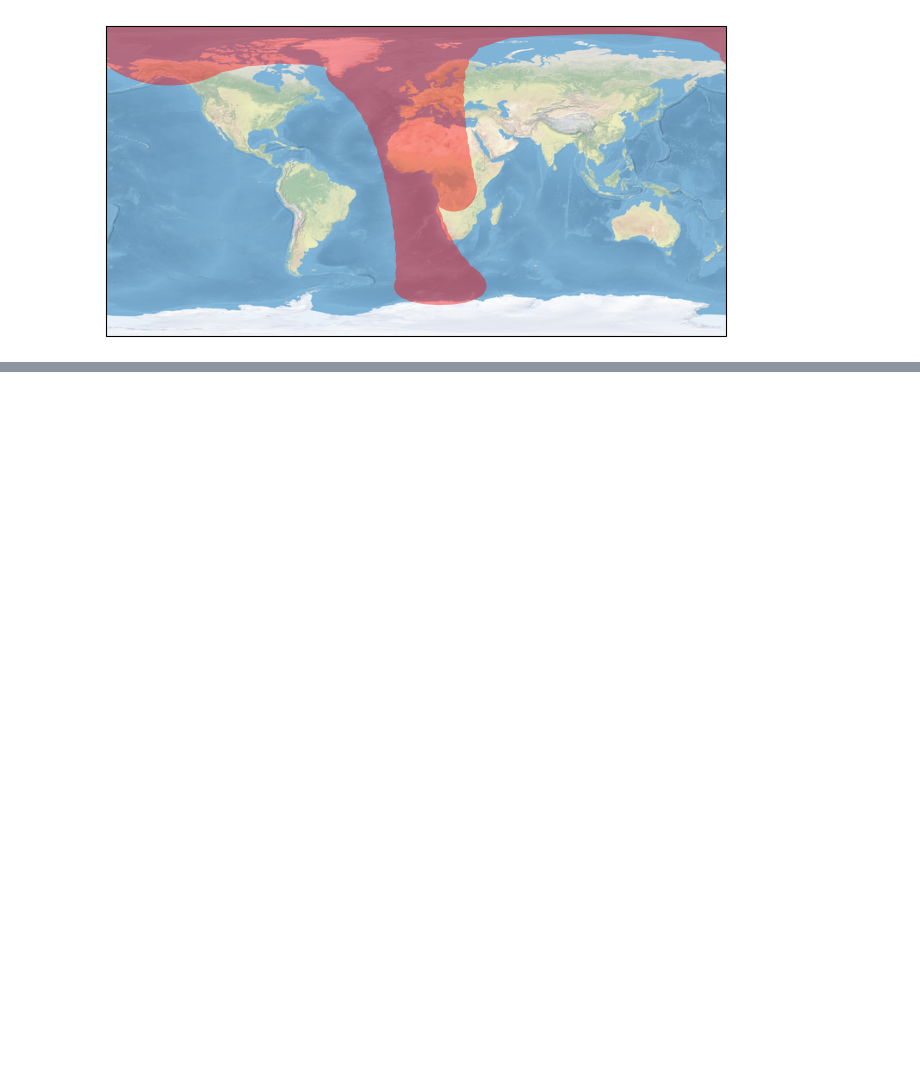
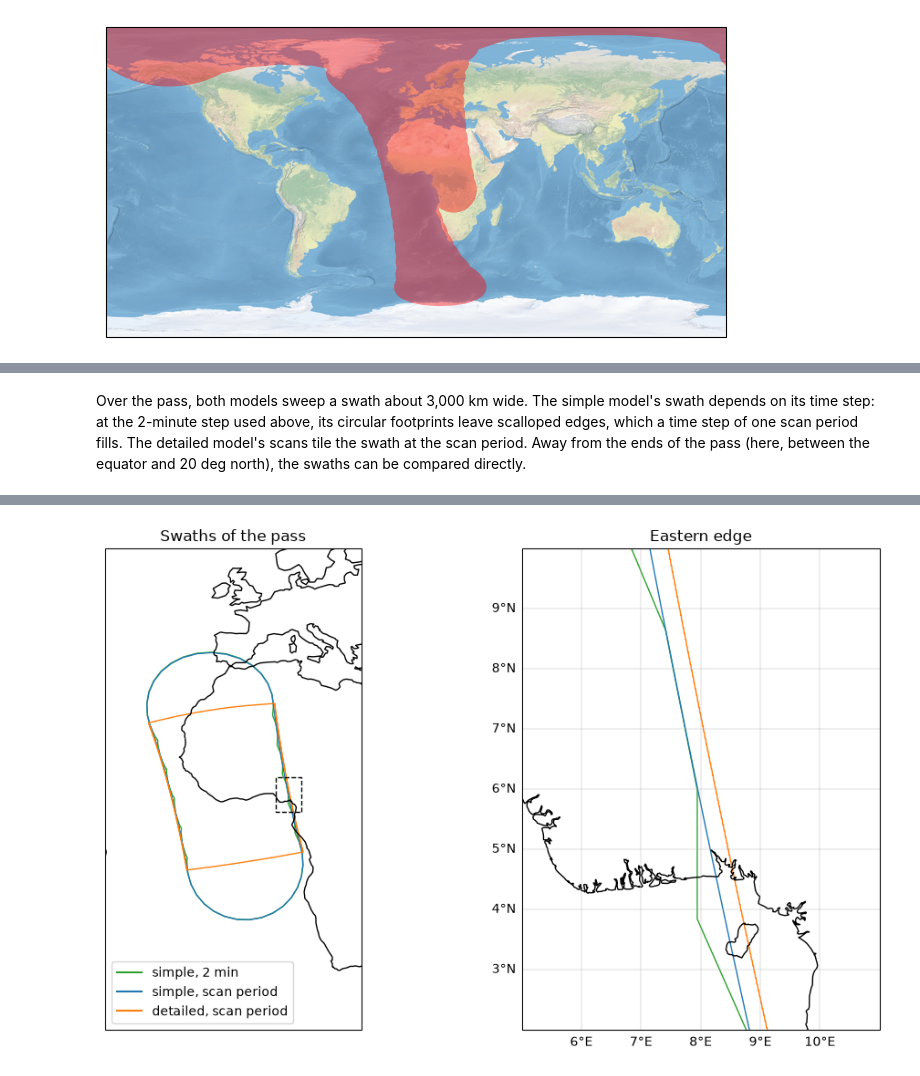
Before and after one commit to code-lab-org/tatc, a Jupyter notebook: docs/examples/CollectOrbitGroundTrack.ipynb, the cells around one changed output, grey strips where cells are left out. Saved outputs shown, nothing was run; the diff lists cells and outputs as text; code cells hidden in the pictures; blank space fills up the shorter version.

```diff
--- a/docs/examples/CollectOrbitGroundTrack.ipynb
+++ b/docs/examples/CollectOrbitGroundTrack.ipynb
@@ -168,0 +286,73 @@ plt.show()
+# %% [markdown]
+Over the pass, both models sweep a swath about 3,000 km wide. The simple model's swath depends on its time step: at the 2-minute step used above, its circular footprints leave scalloped edges, which a time step of one scan period fills. The detailed model's scans tile the swath at the scan period. Away from the ends of the pass (here, between the equator and 20 deg north), the swaths can be compared directly.
+# %%
+import shapely
+from pyproj import Geod
+
+geod = Geod(ellps="WGS84")
+band = shapely.box(-180, 0, 180, 20)  # away from the ends of the pass
+swaths = {
+    "simple, 2 min": compute_ground_track(
+        noaa20, pd.date_range(pass_start, pass_end, freq=timedelta(minutes=2))
+    ),
+    "simple, scan period": compute_ground_track(noaa20, scan_times),
+    "detailed, scan period": compute_ground_track(noaa20_detailed, scan_times),
+}
+detailed = swaths["detailed, scan period"].geometry.iloc[0].intersection(band)
+
+
+def area(geometry):
+    return abs(geod.geometry_area_perimeter(geometry)[0]) / 1e6  # km2
+
+
+def width_at(geometry, latitude):
+    # east-west extent of the swath along a parallel
+    lons = shapely.get_coordinates(
+        geometry.intersection(shapely.LineString([(-180, latitude), (180, latitude)]))
+    )[:, 0]
+    return geod.inv(lons.min(), latitude, lons.max(), latitude)[2] / 1e3  # km
+
+
+rows = {}
+for name, swath in swaths.items():
+    swath = swath.geometry.iloc[0].intersection(band)
+    rows[name] = {
+        "width at 10 deg N (km)": width_at(swath, 10),
+        "area (1,000 km2)": area(swath) / 1e3,
+        "area outside detailed (1,000 km2)": area(swath.difference(detailed)) / 1e3,
+        "detailed area missed (1,000 km2)": area(detailed.difference(swath)) / 1e3,
+        "IoU with detailed": area(swath.intersection(detailed))
+        / area(swath.union(detailed)),
+    }
+display(pd.DataFrame(rows).T.round(3))
+
+fig, axes = plt.subplots(
+    1, 2, figsize=(11, 6), subplot_kw={"projection": ccrs.PlateCarree()}
+)
+zoom = [5, 11, 2, 10]  # along the swath's eastern edge
+for (name, swath), color in zip(
+    swaths.items(), ["tab:green", "tab:blue", "tab:orange"]
+):
+    for ax in axes:
+        swath.plot(
+            ax=ax, facecolor="none", edgecolor=color, transform=ccrs.PlateCarree()
+        )
+    axes[0].plot([], [], color=color, label=name)  # legend entry
+axes[0].add_geometries(
+    [shapely.box(zoom[0], zoom[2], zoom[1], zoom[3])],
+    ccrs.PlateCarree(),
+    facecolor="none",
+    edgecolor="k",
+    linestyle="--",
+)
+axes[0].legend(loc="lower left")
+axes[0].set_extent([-35, 25, -45, 60])
+axes[0].set_title("Swaths of the pass")
+axes[1].set_extent(zoom)
+axes[1].gridlines(draw_labels=["bottom", "left"], linewidth=0.3)
+axes[1].set_title("Eastern edge")
+for ax in axes:
+    ax.coastlines()
+fig.tight_layout()
+plt.show()
+# %% [output]
@@ -168,0 +363 @@ plt.show()
+[figure, added]
```
Also changed, not shown: parts of 8 cells of this notebook, 37 other files.
